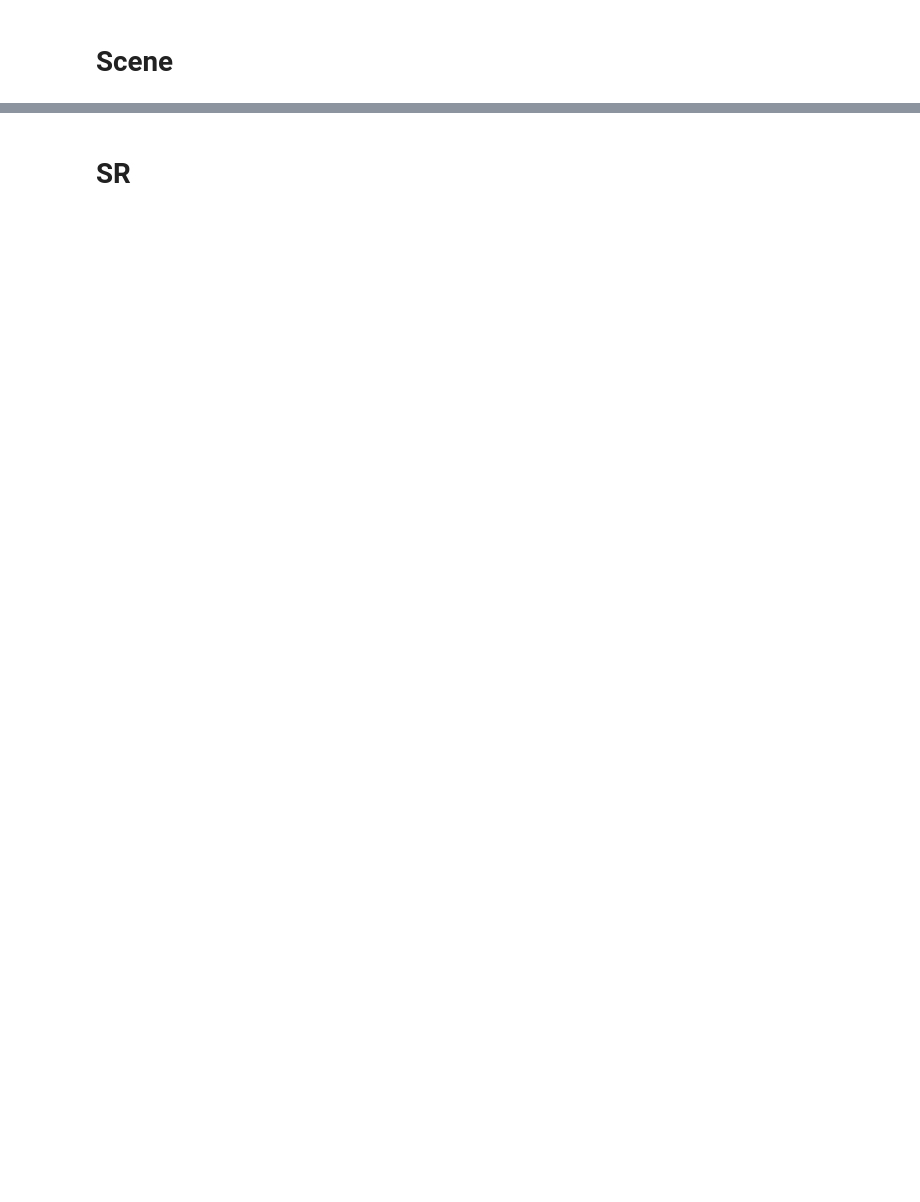
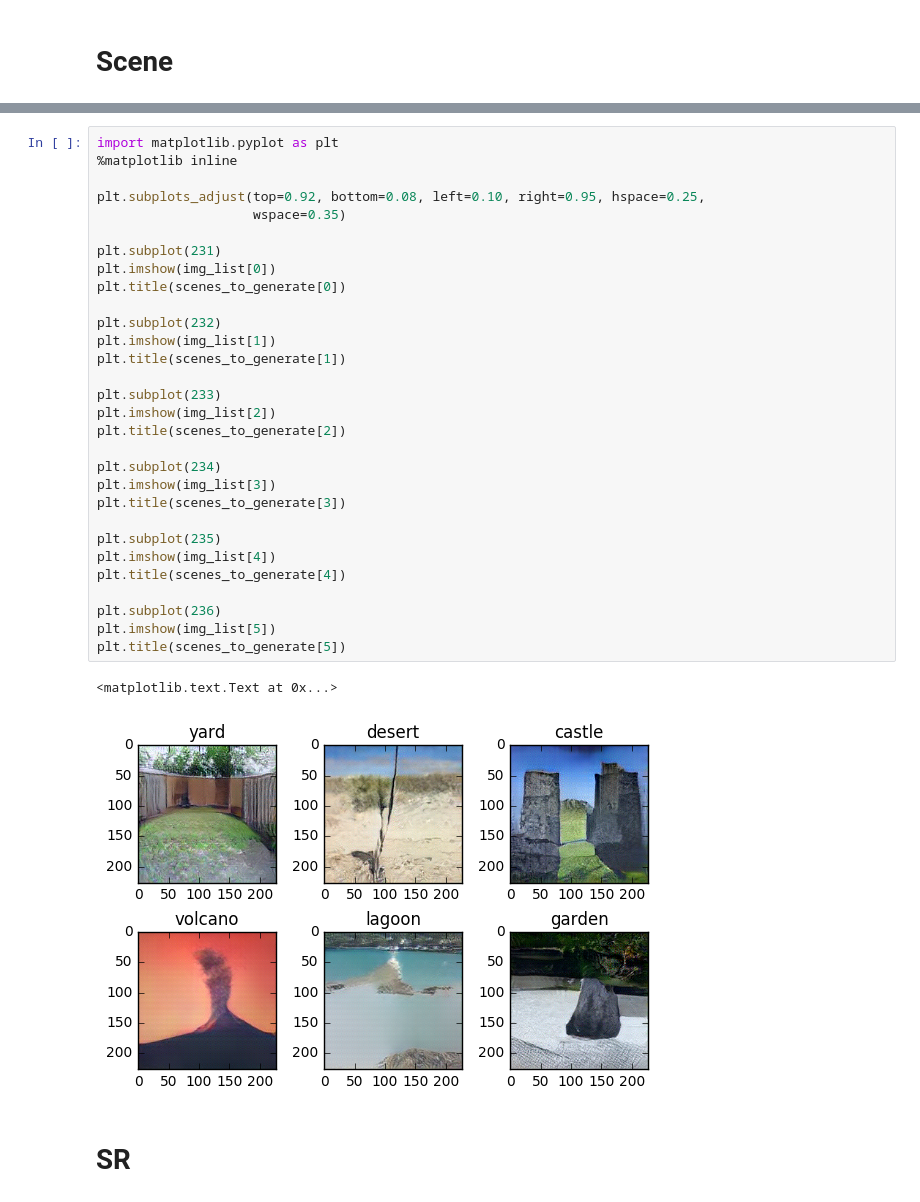
Before and after one commit to yiweichen04/content_producer, a Jupyter notebook: demo.ipynb, the cells around one changed output, grey strips where cells are left out. Saved outputs shown, nothing was run; the diff lists cells and outputs as text; blank space fills up the shorter version.

```diff
--- a/demo.ipynb
+++ b/demo.ipynb
@@ -178,3 +245,36 @@ Saving images...
+# %%
+import matplotlib.pyplot as plt
+%matplotlib inline
+
+plt.subplots_adjust(top=0.92, bottom=0.08, left=0.10, right=0.95, hspace=0.25,
+                    wspace=0.35)
+
+plt.subplot(231)
+plt.imshow(img_list[0])
+plt.title(scenes_to_generate[0])
+
+plt.subplot(232)
+plt.imshow(img_list[1])
+plt.title(scenes_to_generate[1])
+
+plt.subplot(233)
+plt.imshow(img_list[2])
+plt.title(scenes_to_generate[2])
+
+plt.subplot(234)
+plt.imshow(img_list[3])
+plt.title(scenes_to_generate[3])
+
+plt.subplot(235)
+plt.imshow(img_list[4])
+plt.title(scenes_to_generate[4])
+
+plt.subplot(236)
+plt.imshow(img_list[5])
+plt.title(scenes_to_generate[5])
+# %% [output]
+<matplotlib.text.Text at 0x...>
+[figure, added]
 # %% [markdown]
 # SR
 # %%
```
Also changed, not shown: parts of 10 cells of this notebook.
